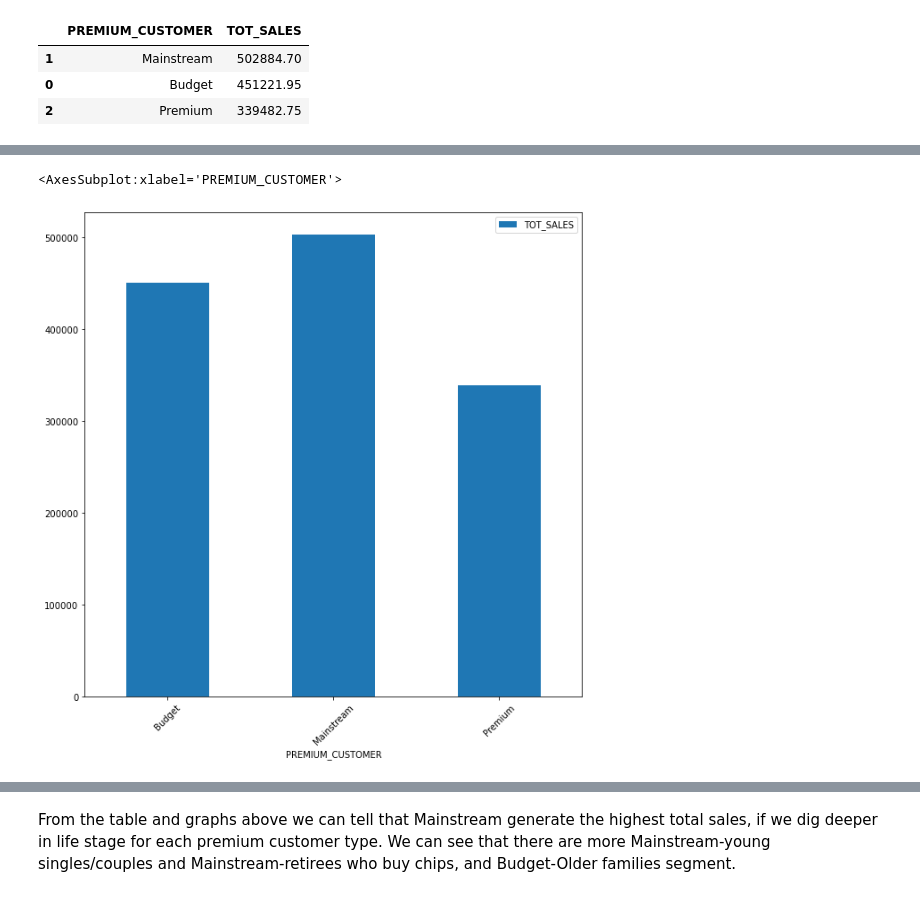
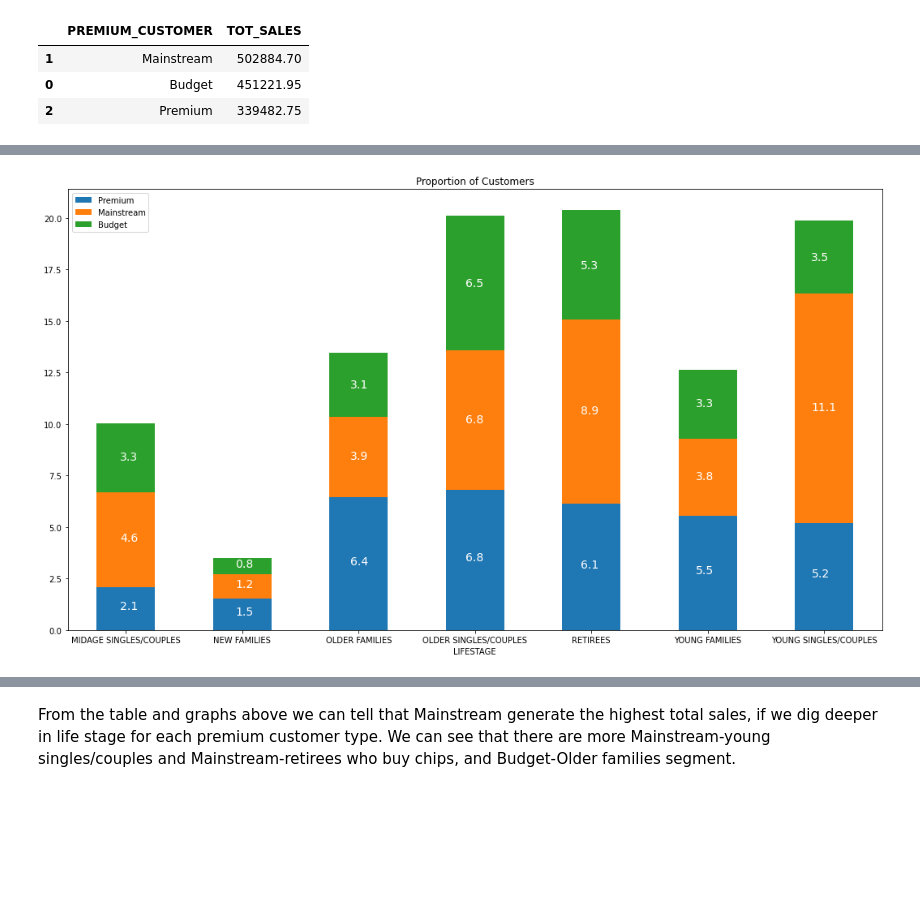
Before and after one commit to weekysui/AB-Testing, a Jupyter notebook: Data Quality.ipynb, the cells around one changed output, grey strips where cells are left out. Drawn from its saved outputs; the diff is of its cells as text; code cells hidden in the pictures; blank space fills up the shorter version.

```diff
--- a/Data Quality.ipynb
+++ b/Data Quality.ipynb
@@ -455,6 +477,3 @@ premium.sort_values(by=['TOT_SALES'],ascending=False)
 | 1 | Mainstream | 502884.70 |
 | 0 | Budget | 451221.95 |
 | 2 | Premium | 339482.75 |
-# %%
-plt.figure(figsize = (20,20))
-ax = sns.barplot(x =life_premium['PREMIUM_CUSTOMER'],y = life_premium['TOT_SALES'],hue = life_premium['LIFESTAGE'])
@@ -463,5 +480,20 @@ ax = sns.barplot(x =life_premium['PREMIUM_CUSTOMER'],y = life_premium['TOT_SALES
-# %%
-premium.plot.bar(x='PREMIUM_CUSTOMER',y = 'TOT_SALES',figsize=(10, 10),rot=45)
-# %% [output]
-<AxesSubplot:xlabel='PREMIUM_CUSTOMER'>
-[figure, removed]
+# %%
+life = customer[['LIFESTAGE','PREMIUM_CUSTOMER','LYLTY_CARD_NBR']]
+cc = life.groupby([life['LIFESTAGE'],life['PREMIUM_CUSTOMER']])['LYLTY_CARD_NBR'].count().unstack(level=1)
+df_p = (cc.div(life['LYLTY_CARD_NBR'].count(),axis = 'index')*100)
+def plot_stacked_bar(dataframe,title_,size_=(18,10),rot_=0,legend_="upper right"):
+    ax=dataframe.plot(kind="bar",stacked=True,figsize=size_,rot=rot_,title=title_)
+    annotate_stacked_bars(ax,textsize=14)
+    plt.legend(customer['PREMIUM_CUSTOMER'].unique(),loc=legend_)
+    plt.show()
+def annotate_stacked_bars(ax,pad=0.99,colour="white",textsize=13):
+    for p in ax.patches:
+        value=str(round(p.get_height(),1))
+        if value=="0.0":
+            continue
+        ax.annotate(value,((p.get_x()+p.get_width()/2)*pad-0.05,
+                           (p.get_y()+p.get_height()/2)*pad),
+                    color=colour,size=textsize,)
+plot_stacked_bar(df_p,"Proportion of Customers",(18,10),0,"best")
+# %% [output]
+[figure, added]
```
Also changed, not shown: parts of 7 cells of this notebook.
